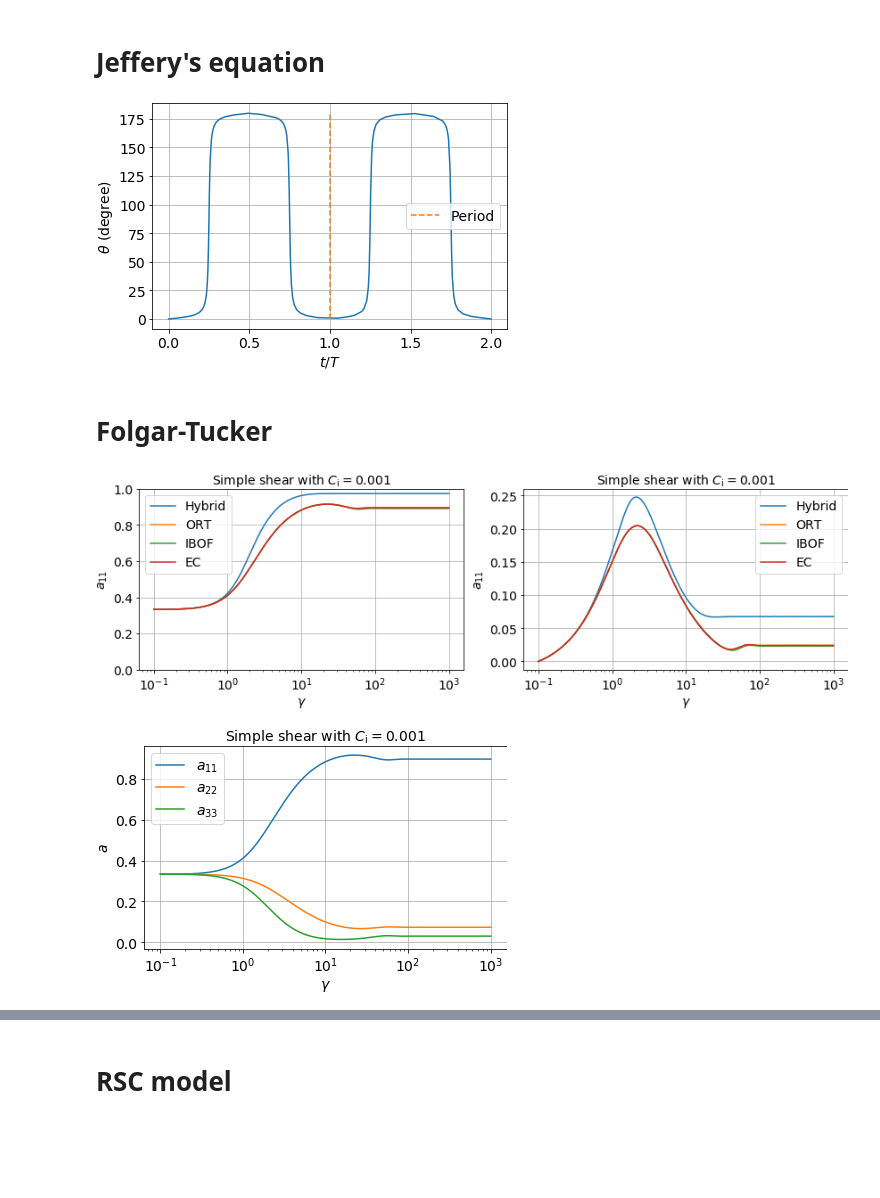
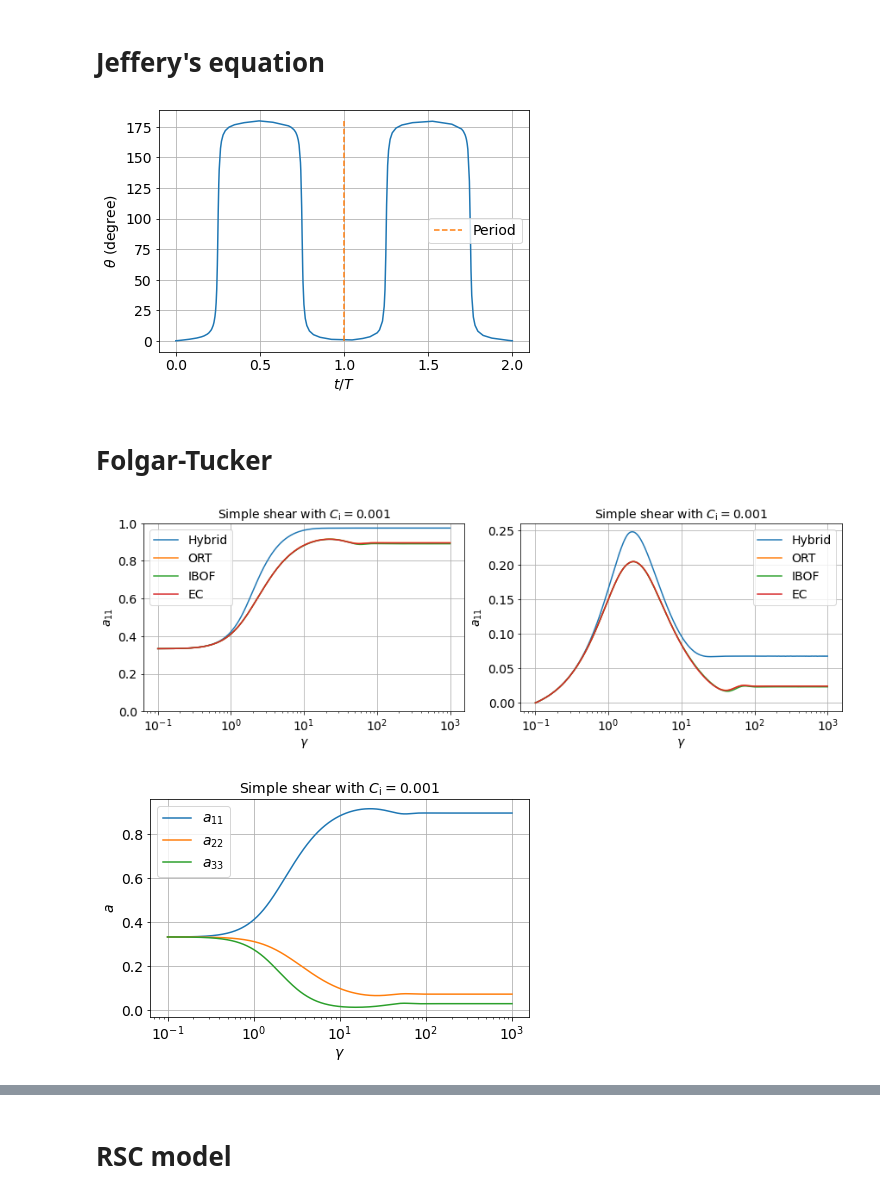
Before and after one commit to tianyikillua/fiberpy, a Jupyter notebook: docs/notebooks/orientation.ipynb, the cells around one changed output, grey strips where cells are left out. Drawn from its saved outputs; the diff is of its cells as text; code cells hidden in the pictures; blank space fills up the shorter version.

```diff
--- a/docs/notebooks/orientation.ipynb
+++ b/docs/notebooks/orientation.ipynb
@@ -1,18 +1,6 @@
 # %%
 import matplotlib.pyplot as plt
 import numpy as np
-import meshio
-
-params = {
-    "axes.titlesize": 14,
-    "axes.labelsize": 14,
-    "font.size": 14,
-    "xtick.labelsize": 14,
-    "ytick.labelsize": 14,
-    "legend.fontsize": 14,
-    "savefig.bbox": "tight",
-}
-plt.rcParams.update(params)
 
 from fiberpy.orientation import (
     fiber_orientation,
@@ -24,7 +12,19 @@ from fiberpy.orientation import (
 from scipy import integrate
 from matplotlib.tri import Triangulation
 
-%matplotlib inline
+params = {
+    "figure.figsize": (6, 4),
+    "figure.dpi": 72,
+    "axes.titlesize": 14,
+    "axes.labelsize": 14,
+    "font.size": 14,
+    "xtick.labelsize": 14,
+    "ytick.labelsize": 14,
+    "legend.fontsize": 14,
+    "savefig.bbox": "tight",
+    "figure.constrained_layout.use": True,
+}
+plt.rcParams.update(params)
 # %% [markdown]
 # Jeffery's equation
 # %%
@@ -61,9 +61,9 @@ plt.ylabel(r"$\theta$ (degree)")
 plt.grid()
 plt.legend()
 
-plt.tight_layout()
+plt.show()
 # %% [output]
-[figure, old version]
+[figure, new version]
 # %% [markdown]
 # Folgar-Tucker
 # %%
@@ -71,39 +71,39 @@ ci = 1e-3
 ar = 25
 t = np.logspace(-1, 3, 1000)
 a0 = np.eye(3) / 3
 
 fig, ax = plt.subplots(1, 2, figsize=(12, 4))
 a = fiber_orientation(a0, t, Shear, ci, ar, closure="hybrid")
 ax[0].semilogx(t, a[0, :], "-", label="Hybrid")
 ax[1].semilogx(t, a[2, :], "-", label="Hybrid")
 
 a = fiber_orientation(a0, t, Shear, ci, ar, closure="orthotropic")
 ax[0].semilogx(t, a[0, :], "-", label="ORT")
 ax[1].semilogx(t, a[2, :], "-", label="ORT")
 
 a = fiber_orientation(a0, t, Shear, ci, ar, closure="invariants")
 ax[0].semilogx(t, a[0, :], "-", label="IBOF")
 ax[1].semilogx(t, a[2, :], "-", label="IBOF")
 
 a = fiber_orientation(a0, t, Shear, ci, ar, closure="exact")
 ax[0].semilogx(t, a[0, :], "-", label="EC")
 ax[1].semilogx(t, a[2, :], "-", label="EC")
 
-ax[0].set_xlabel("$\gamma$")
-ax[1].set_xlabel("$\gamma$")
+ax[0].set_xlabel(r"$\gamma$")
+ax[1].set_xlabel(r"$\gamma$")
 ax[0].set_ylabel("$a_{11}$")
 ax[1].set_ylabel("$a_{11}$")
-ax[0].set_title("Simple shear with $C_\mathrm{i}=%g$" % ci)
-ax[1].set_title("Simple shear with $C_\mathrm{i}=%g$" % ci)
+ax[0].set_title(r"Simple shear with $C_\mathrm{i}=%g$" % ci)
+ax[1].set_title(r"Simple shear with $C_\mathrm{i}=%g$" % ci)
 ax[0].grid()
 ax[1].grid()
 ax[0].set_ylim(0, 1)
 ax[0].legend()
 ax[1].legend()
 
-fig.tight_layout()
+fig.show()
 # %% [output]
-[figure, old version]
+[figure, new version]
 # %%
 ci = 1e-3
 ar = 25
@@ -115,14 +115,14 @@ plt.semilogx(t, a[0, :], "-", label="$a_{11}$")
 plt.semilogx(t, a[4, :], "-", label="$a_{22}$")
 plt.semilogx(t, a[8, :], "-", label="$a_{33}$")
 
-plt.xlabel("$\gamma$")
+plt.xlabel(r"$\gamma$")
 plt.ylabel("$a$")
-plt.title("Simple shear with $C_\mathrm{i}=%g$" % ci)
+plt.title(r"Simple shear with $C_\mathrm{i}=%g$" % ci)
 plt.grid()
 plt.legend()
-plt.tight_layout()
+plt.show()
 # %% [output]
-[figure, old version]
+[figure, new version]
 # %%
 ar = 25
 ci = np.logspace(-4, -1, 50)
```
Also changed, not shown: parts of 8 cells of this notebook, 6 other files.
